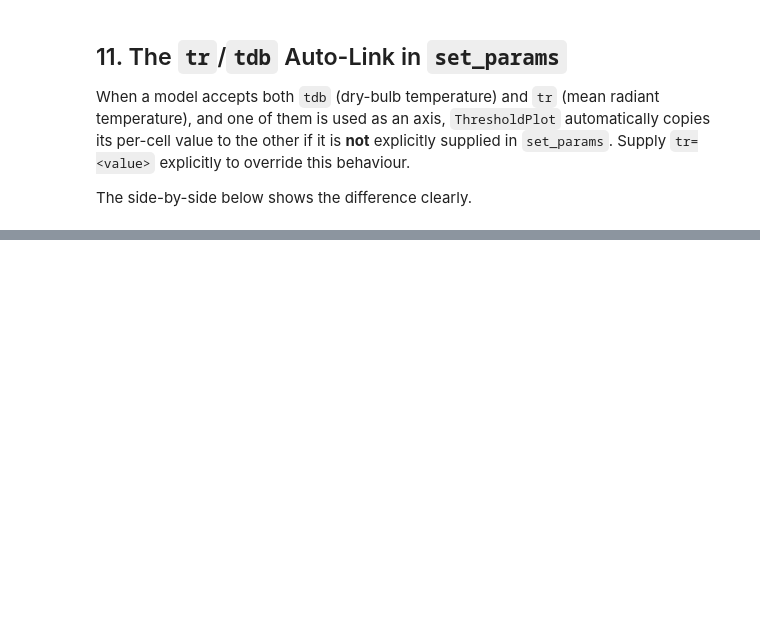
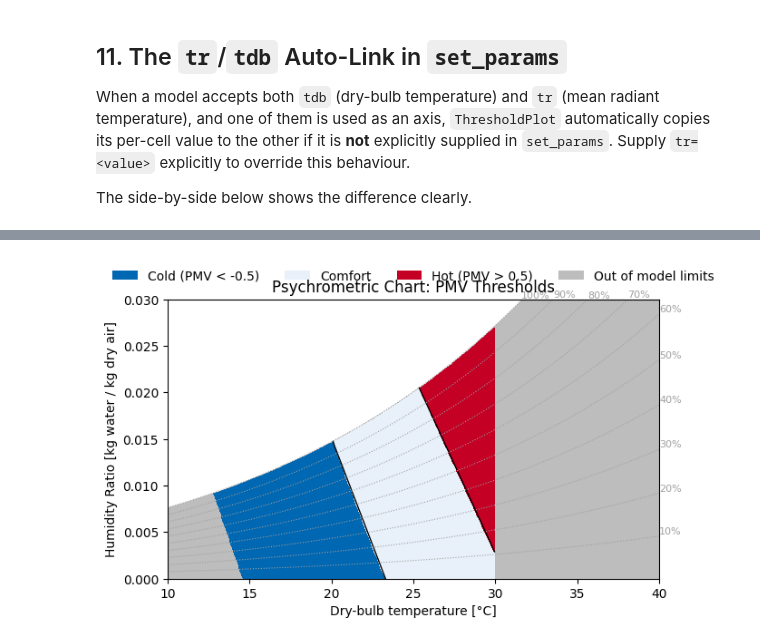
Before and after one commit to HuiHuangWYU/pythermalcomfort, a Jupyter notebook: docs/documentation/plots/matplotlib/threshold_plot.ipynb, the cells around one changed output, grey strips where cells are left out. Drawn from its saved outputs; the diff is of its cells as text; code cells hidden in the pictures; blank space fills up the shorter version.

Commit message:
feat: implement PsychrometricPlot with focused tests and clean branch

```diff
--- a/docs/documentation/plots/matplotlib/threshold_plot.ipynb
+++ b/docs/documentation/plots/matplotlib/threshold_plot.ipynb
@@ -273,0 +282,34 @@ plt.show()
+# %%
+# 1. Instantiate and configure the psychrometric chart
+psy_result = (
+    PsychrometricPlot(pmv_ppd_iso)
+    # X-axis: Dry-bulb temperature, typically 10°C to 40°C for indoor environments
+    .set_x_axis("tdb", 10.0, 40.0, resolution=0.05)
+    # Y-axis: Humidity Ratio (kg/kg), typically 0.0 to 0.03
+    .set_y_axis("hr", 0.0, 0.03, resolution=0.00005)
+    # Set fixed environmental and personal parameters
+    .set_params(vr=0.10, met=1.2, clo=0.5, tr=25.0)
+    # Define classification thresholds and colors utilizing the new ThresholdsConfig
+    .set_regions(
+        output="pmv",
+        thresholds=ThresholdsConfig(
+            thresholds=[-0.5, 0.5],
+            labels=["Cold (PMV < -0.5)", "Comfort", "Hot (PMV > 0.5)"],
+            colors=["#0067B2", "#E8F0F9", "#C40025"]
+        )
+    )
+    .plot(
+        title="Psychrometric Chart: PMV Thresholds",
+        # Default is grey, explicitly passed here for clarity
+        invalid_color="#bdbdbd"
+    )
+)
+
+# 3. (Optional) Fine-tune Matplotlib styling
+psy_result.ax.set_xlabel("Dry-bulb temperature [°C]")
+psy_result.ax.set_ylabel("Humidity Ratio [kg water / kg dry air]")
+
+# Display the chart
+psy_result.fig.show()
+# %% [output]
+[figure, added]
```
Also changed, not shown: parts of 13 cells of this notebook, 6 other files.
